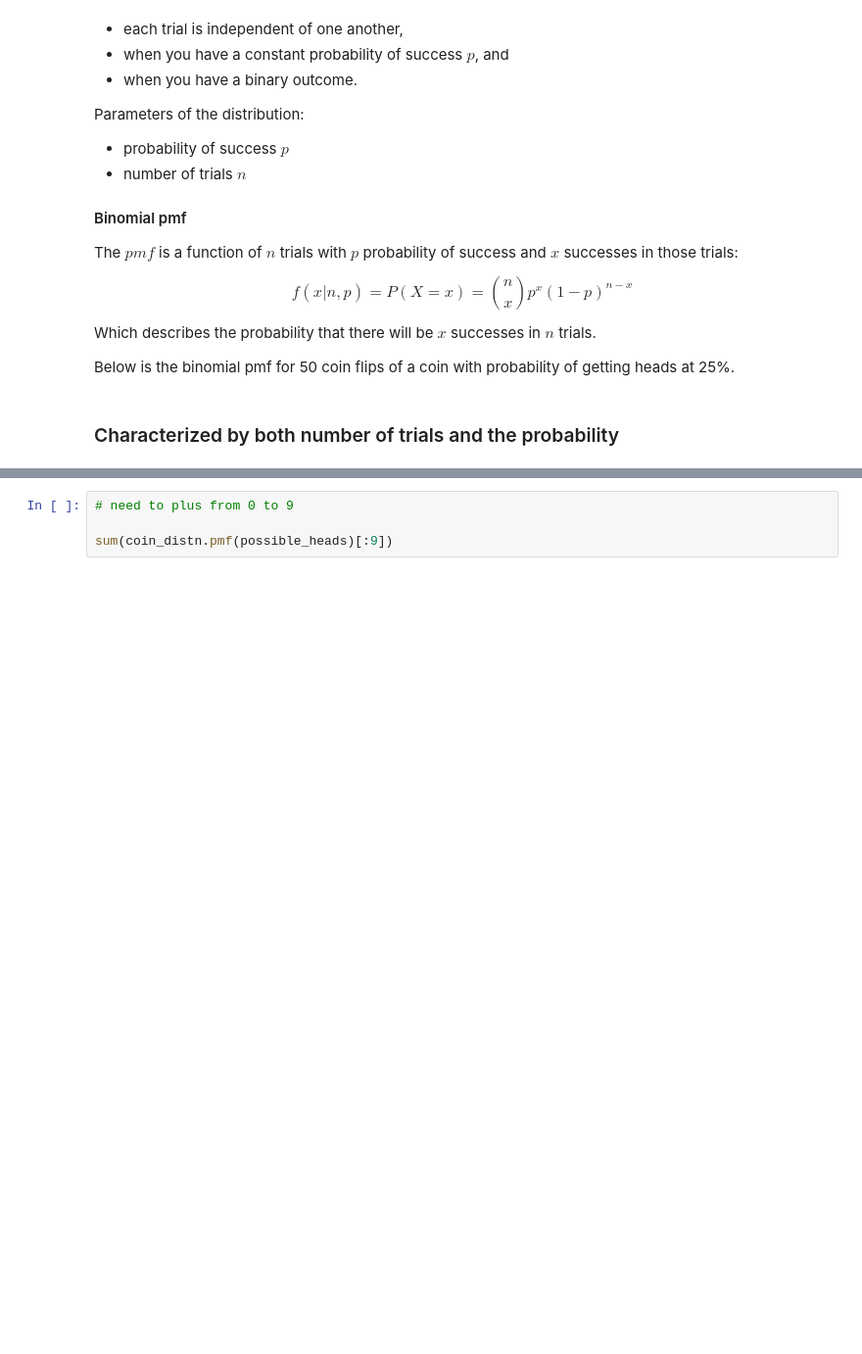
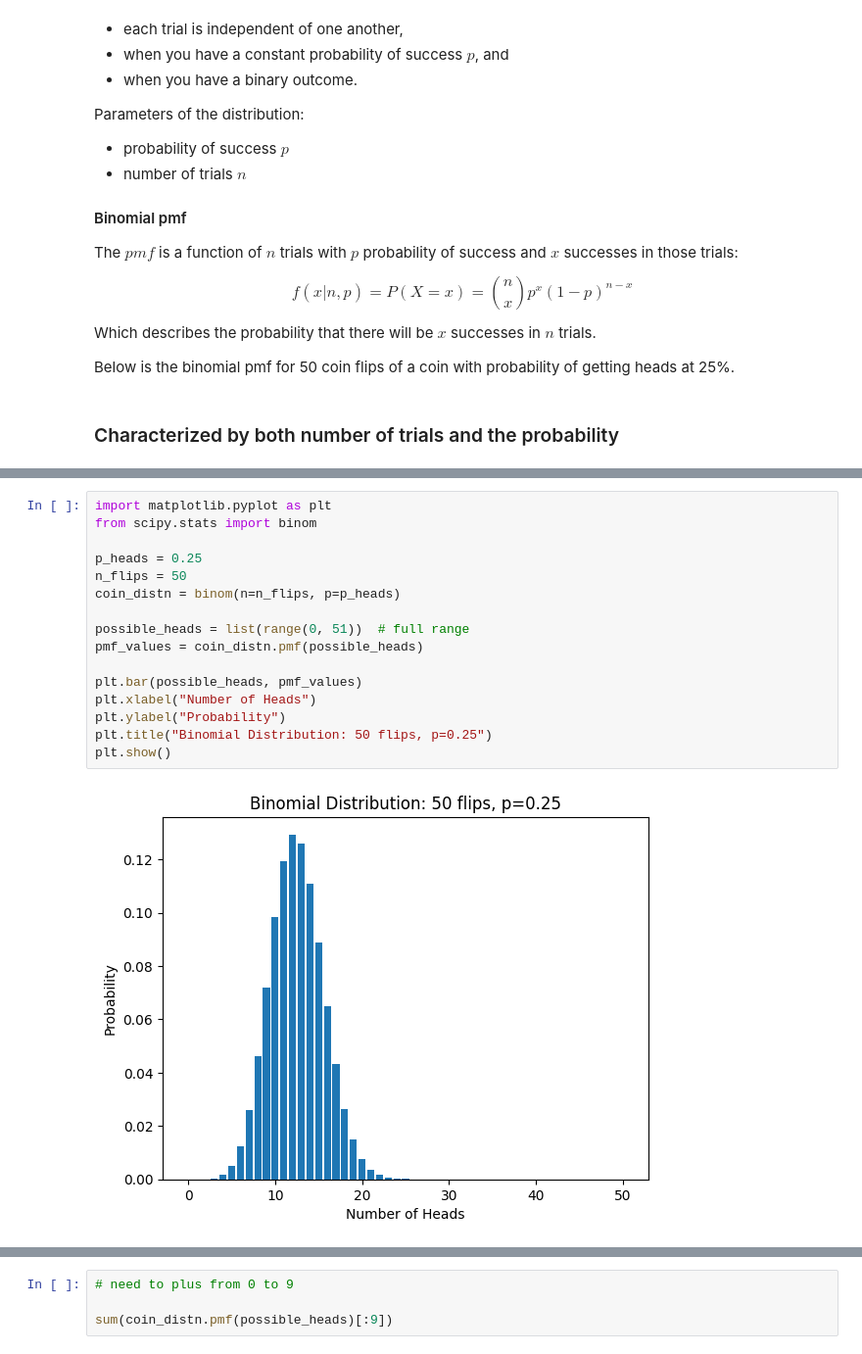
Before and after one commit to msamhz/GA-Lessons, a Jupyter notebook: 1.06-lesson-discrete-distributions/solution-code/Random Variables & Discrete Probability Distributions.ipynb, the cells around one changed output, grey strips where cells are left out. Shown at 98% size. Drawn from its saved outputs; the diff is of its cells as text; blank space fills up the shorter version.

```diff
--- a/1.06-lesson-discrete-distributions/solution-code/Random Variables & Discrete Probability Distributions.ipynb
+++ b/1.06-lesson-discrete-distributions/solution-code/Random Variables & Discrete Probability Distributions.ipynb
@@ -286,0 +299,18 @@ plt.bar(possible_heads,
+# %%
+import matplotlib.pyplot as plt
+from scipy.stats import binom
+
+p_heads = 0.25
+n_flips = 50
+coin_distn = binom(n=n_flips, p=p_heads)
+
+possible_heads = list(range(0, 51))  # full range
+pmf_values = coin_distn.pmf(possible_heads)
+
+plt.bar(possible_heads, pmf_values)
+plt.xlabel("Number of Heads")
+plt.ylabel("Probability")
+plt.title("Binomial Distribution: 50 flips, p=0.25")
+plt.show()
+# %% [output]
+[figure, added]
```
Also changed, not shown: parts of 7 cells of this notebook, 3 other files.
